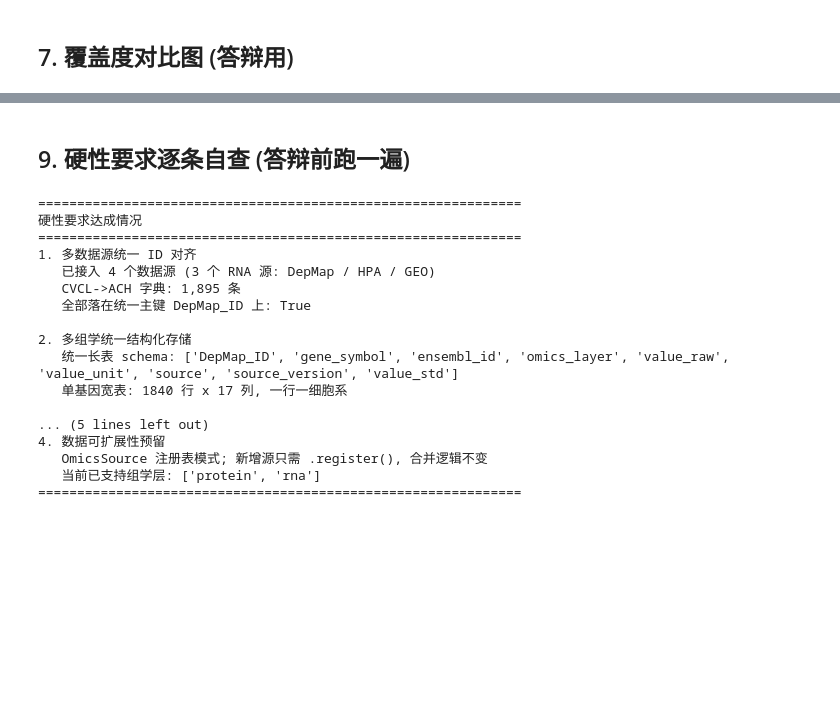
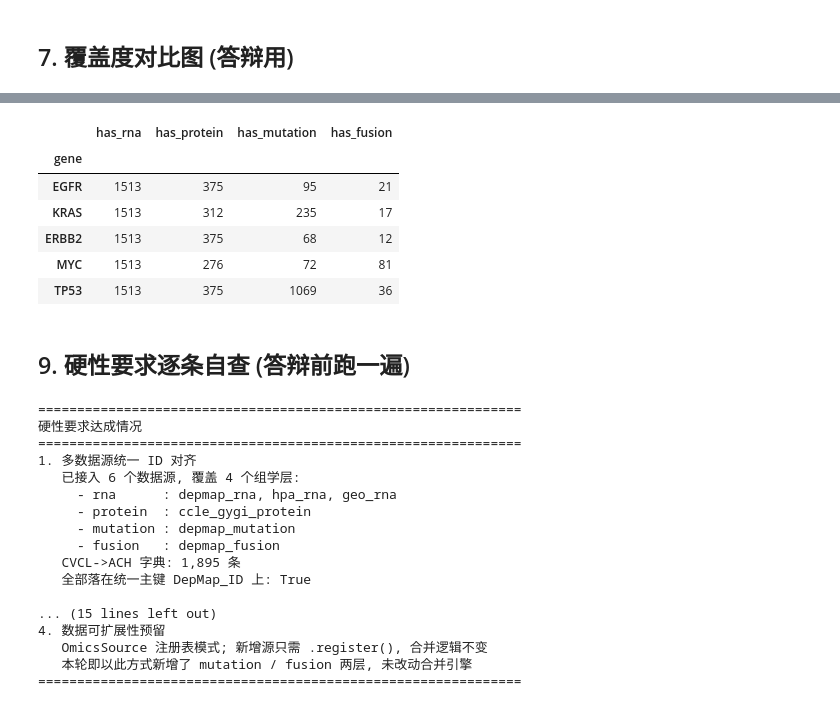
Before and after one commit to YannanLI0030/Data-Science-Group-Project, a Jupyter notebook: notebooks/03_Data_Merge.ipynb, the cells around one changed output, grey strips where cells are left out. Drawn from its saved outputs; the diff is of its cells as text; code cells hidden in the pictures; blank space fills up the shorter version.

```diff
--- a/notebooks/03_Data_Merge.ipynb
+++ b/notebooks/03_Data_Merge.ipynb
@@ -399,10 +381,0 @@ Wall time: 15.3 s
-# %%
-for g in GENES:
-    try:
-        t = merger.build_gene_table(g)
-        t.to_parquet(out_dir / f'gene_table_{g}.parquet')
-        print(f'  ✓ {g:6}  {t.shape}  '
-              f'RNA覆盖 {int(t["has_rna"].sum()):4}  '
-              f'蛋白覆盖 {int(t["has_protein"].sum()):4}')
-    except Exception as e:
-        print(f'  ✗ {g}: {type(e).__name__}: {e}')
@@ -427,3 +428,24 @@ for g in GENES:
+# %%
+# 各基因四层覆盖情况 (答辩用: 证明四维整合都到位)
+summary = []
+for g in GENES:
+    sub = master[master['gene'] == g]
+    summary.append({
+        'gene': g,
+        'has_rna': int(sub['has_rna'].sum()),
+        'has_protein': int(sub['has_protein'].sum()),
+        'has_mutation': int(sub['has_mutation'].sum()),
+        'has_fusion': int(sub['has_fusion'].sum()),
+    })
+pd.DataFrame(summary).set_index('gene')
+# %% [output]
+|  | has_rna | has_protein | has_mutation | has_fusion |
+| gene |  |  |  |  |
+| EGFR | 1513 | 375 | 95 | 21 |
+| KRAS | 1513 | 312 | 235 | 17 |
+| ERBB2 | 1513 | 375 | 68 | 12 |
+| MYC | 1513 | 276 | 72 | 81 |
+| TP53 | 1513 | 375 | 1069 | 36 |
 # %% [markdown]
 ## 9. 硬性要求逐条自查 (答辩前跑一遍)
 # %%
@@ -431,43 +453,55 @@ print('=' * 62)
 print('硬性要求达成情况')
 print('=' * 62)
 
+layers = {}
+for s in merger._sources:
+    layers.setdefault(s.layer, []).append(s.source)
+
 n_src = len(merger._sources)
-n_rna_src = sum(1 for s in merger._sources if s.layer == 'rna')
-print(f'1. 多数据源统一 ID 对齐')
-print(f'   已接入 {n_src} 个数据源 ({n_rna_src} 个 RNA 源: DepMap / HPA / GEO)')
+print('1. 多数据源统一 ID 对齐')
+print(f'   已接入 {n_src} 个数据源, 覆盖 {len(layers)} 个组学层:')
+for layer, srcs in layers.items():
+    print(f'     - {layer:9}: {", ".join(srcs)}')
 print(f'   CVCL->ACH 字典: {cell_res.stats()["cvcl_to_ach"]:,} 条')
 print(f'   全部落在统一主键 DepMap_ID 上: '
-      f'{egfr["DepMap_ID"].str.startswith("ACH-").all()}')
+      f'{master["DepMap_ID"].str.startswith("ACH-").all()}')
 
-print(f'\n2. 多组学统一结构化存储')
-print(f'   统一长表 schema: {list(long.columns)}')
+print('\n2. 多组学统一结构化存储 (RNA / 蛋白 / 突变 / 融合 四维)')
+# print(f'   统一长表 schema: {UNIFIED_COLUMNS}')
+print(f'   统一长表 schema: {data_merger.UNIFIED_COLUMNS}')
 print(f'   单基因宽表: {egfr.shape[0]} 行 x {egfr.shape[1]} 列, 一行一细胞系')
+print(f'   总表(5 基因): {master.shape[0]} 行 x {master.shape[1]} 列')
+print('   四维覆盖 (以并集计):')
+for layer in ('rna', 'protein', 'mutation', 'fusion'):
+    col = f'has_{layer}'
+    if col in egfr.columns:
+        print(f'     - {layer:9}: {int(egfr[col].sum()):5} / {len(egfr)} 细胞系')
 
-print(f'\n3. 缺失值规范化处理')
-print(f'   master 细胞系数 {n_expected}, 合并后 {egfr["DepMap_ID"].nunique()} —— 未删样本')
+print('\n3. 缺失值规范化处理')
+n_expected = loader.sample_info["DepMap_ID"].nunique()
+print(f'   master 细胞系数 {n_expected}, 合并后每个基因均为 {egfr["DepMap_ID"].nunique()} —— 未删样本')
 print(f'   缺蛋白细胞系 {int((~egfr["has_protein"]).sum())} 个, 全部保留')
 print(f'   data_completeness 列已生成, 供置信度打分使用')
 
-print(f'\n4. 数据可扩展性预留')
+print('\n4. 数据可扩展性预留')
 print(f'   OmicsSource 注册表模式; 新增源只需 .register(), 合并逻辑不变')
-print(f'   当前已支持组学层: '
-      f'{sorted(set(s.layer for s in merger._sources))}')
+print(f'   本轮即以此方式新增了 mutation / fusion 两层, 未改动合并引擎')
 print('=' * 62)
 # %% [output]
 ==============================================================
 硬性要求达成情况
 ==============================================================
 1. 多数据源统一 ID 对齐
-   已接入 4 个数据源 (3 个 RNA 源: DepMap / HPA / GEO)
+   已接入 6 个数据源, 覆盖 4 个组学层:
+     - rna      : depmap_rna, hpa_rna, geo_rna
+     - protein  : ccle_gygi_protein
+     - mutation : depmap_mutation
+     - fusion   : depmap_fusion
    CVCL->ACH 字典: 1,895 条
    全部落在统一主键 DepMap_ID 上: True
 
-2. 多组学统一结构化存储
-   统一长表 schema: ['DepMap_ID', 'gene_symbol', 'ensembl_id', 'omics_layer', 'value_raw', 'value_unit', 'source', 'source_version', 'value_std']
-   单基因宽表: 1840 行 x 17 列, 一行一细胞系
-
-... (5 lines left out)
+... (15 lines left out)
 4. 数据可扩展性预留
    OmicsSource 注册表模式; 新增源只需 .register(), 合并逻辑不变
-   当前已支持组学层: ['protein', 'rna']
+   本轮即以此方式新增了 mutation / fusion 两层, 未改动合并引擎
 ==============================================================
```
Also changed, not shown: parts of 13 cells of this notebook, 1 other file.
